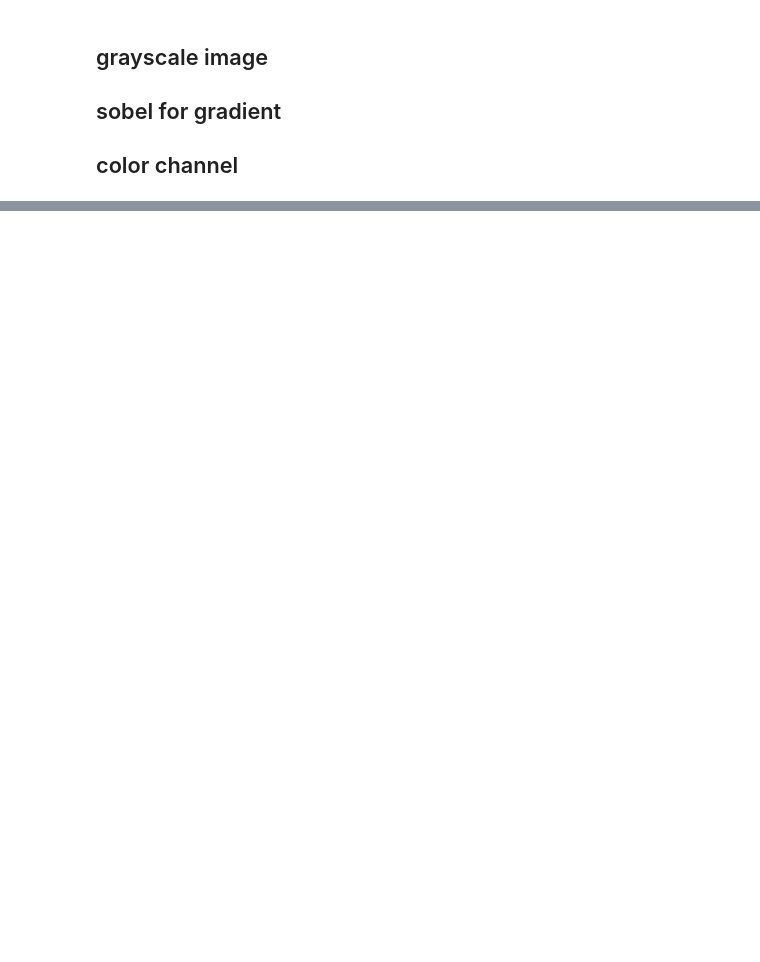
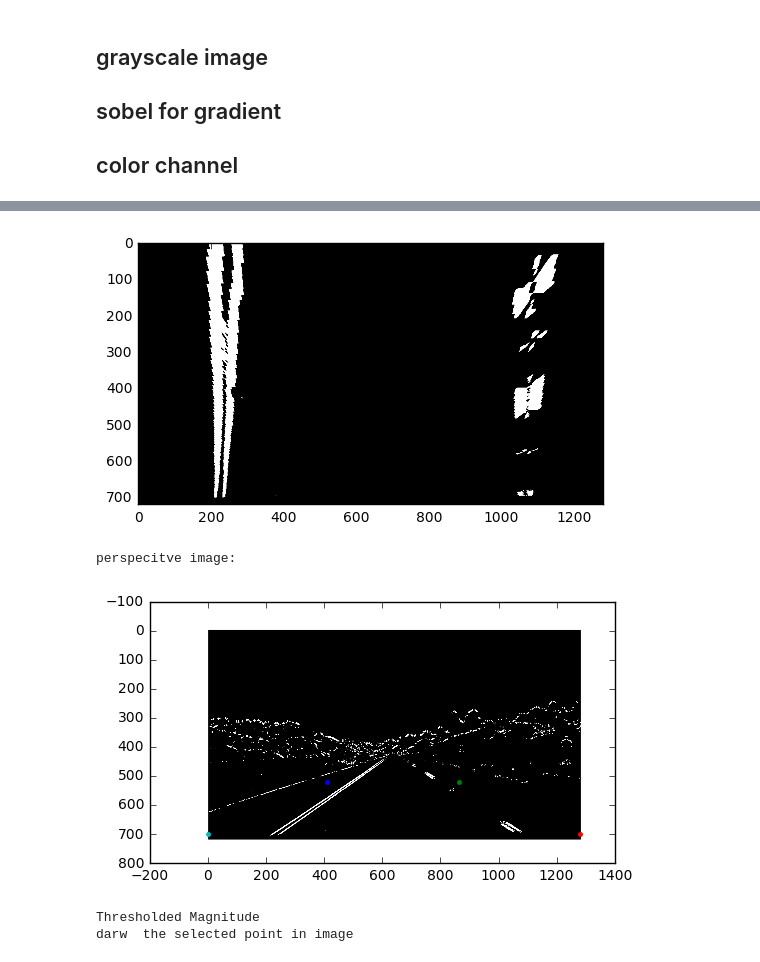
Before and after one commit to shenmutong/CarND-Advanced-Lane-Lines, a Jupyter notebook: CarND-Adv-Lane-Lines.ipynb, the cells around one changed output, grey strips where cells are left out. Saved outputs shown, nothing was run; the diff lists cells and outputs as text; code cells hidden in the pictures; blank space fills up the shorter version.

```diff
--- a/CarND-Adv-Lane-Lines.ipynb
+++ b/CarND-Adv-Lane-Lines.ipynb
@@ -152,0 +185,41 @@ f.show()
+# %%
+print('Thresholded Magnitude')
+#plt.set_title('Thresholded Magnitude', fontsize=50)
+#plt.imshow(combined_binary,'gray')
+#plt.show()
+#get birds view
+def getPerspectiveImage(image,source):
+ #   offset = 0#100
+    img_size = (image.shape[1],img.shape[0])
+   # dst = np.float32([[offset, offset], [img_size[0]-offset, offset],
+    #                               [img_size[0]-offset, img_size[1]-offset],
+     #                             [offset, img_size[1]-offset]])
+    #dst= np.float32([[100,520],[1180,510],[1180,700],[100,700]])
+    dst= np.float32([[0,520],[1280,510],[1280,700],[0,700]])
+    M = cv2.getPerspectiveTransform(source,dst)
+    Minv = cv2.getPerspectiveTransform(dst,source)
+    warped = cv2.warpPerspective(image, M,img_size)
+    return warped,M,Minv
+#src = np.float32([ [445,520],[830,520],[1180,700],[100,700]])
+src = np.float32([ [410,520],[865,520],[1280,700],[0,700]])
+print("darw  the selected point in image")
+plt.imshow(combined_binary,'gray')
+for i in range(4):
+    plt.plot(src[i][0],src[i][1],'.')
+plt.show()
+
+warped_image,M,Minv = getPerspectiveImage(combined_binary,src)
+print("perspecitve image:")
+plt.imshow(warped_image,'gray')
+plt.show()
+#plt.imshow(undistorted_image)
+#plt.show()
+#warped_origin_image = getPerspectiveImage(undistorted_image,src)
+#plt.imshow(warped_origin_image)
+#plt.show()
+# %% [output]
+[figure, added]
+perspecitve image:
+[figure, added]
+Thresholded Magnitude
+darw  the selected point in image
```
Also changed, not shown: parts of 11 cells of this notebook, 1 other file.
